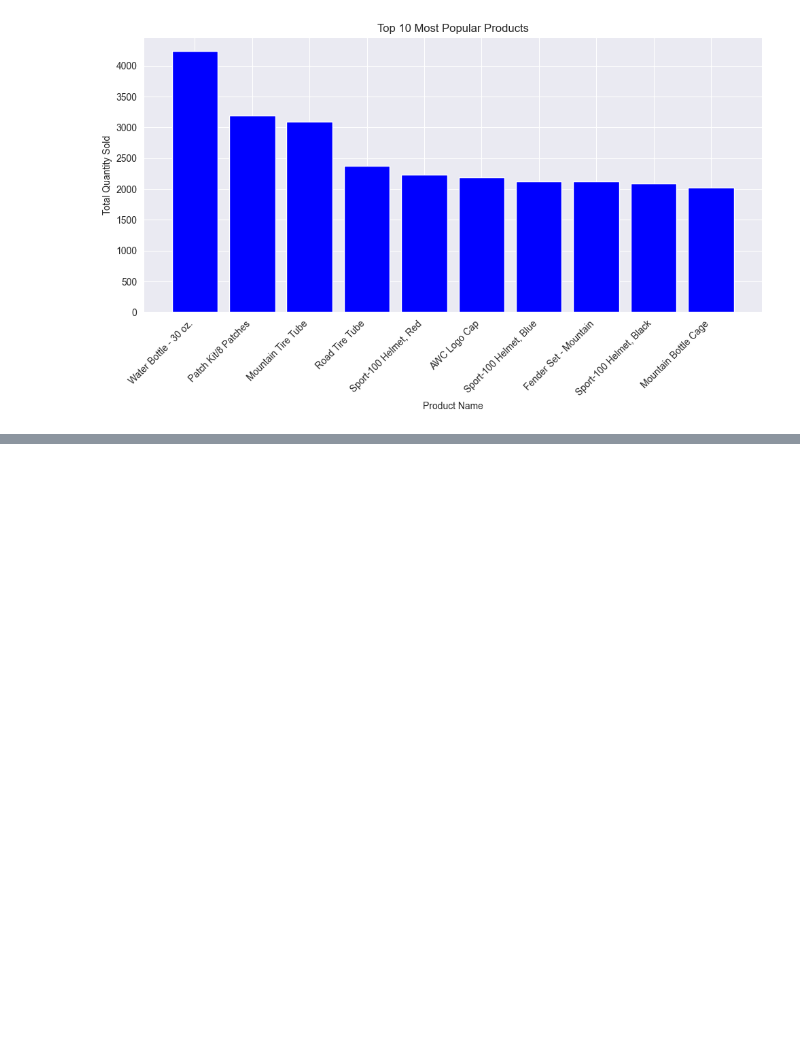
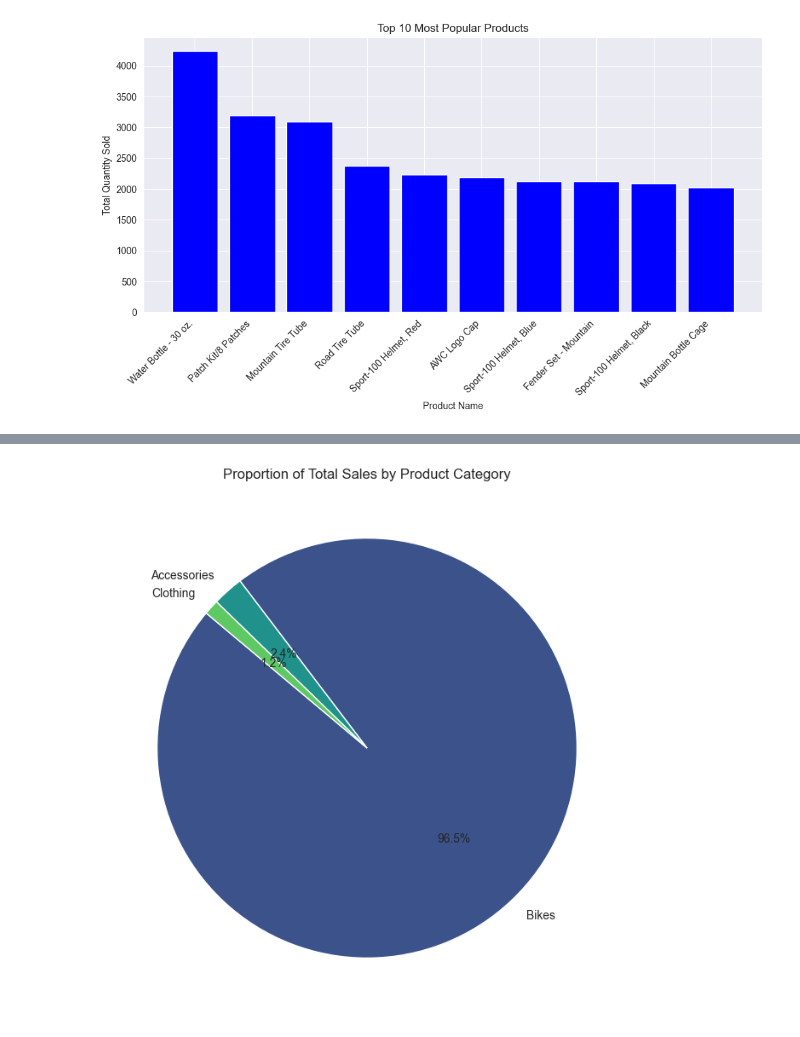
Before and after one commit to JamesAdeshina/BigDataProcessing, a Jupyter notebook: main.ipynb, the cells around one changed output, grey strips where cells are left out. Cells and saved outputs as stored; diff of their text form; code cells hidden in the pictures; blank space fills up the shorter version.

```diff
--- a/main.ipynb
+++ b/main.ipynb
@@ -218,0 +482,14 @@ plt.show()
+# %%
+# Pie chart for Total Sales by Category
+plt.figure(figsize=(8, 8))
+plt.pie(
+    category_performance_pd["TotalSales"],
+    labels=category_performance_pd["EnglishProductCategoryName"],
+    autopct="%1.1f%%",
+    startangle=140,
+    colors=sns.color_palette("viridis", len(category_performance_pd))
+)
+plt.title("Proportion of Total Sales by Product Category")
+plt.show()
+# %% [output]
+[figure, added]
```
Also changed, not shown: parts of 34 cells of this notebook.
